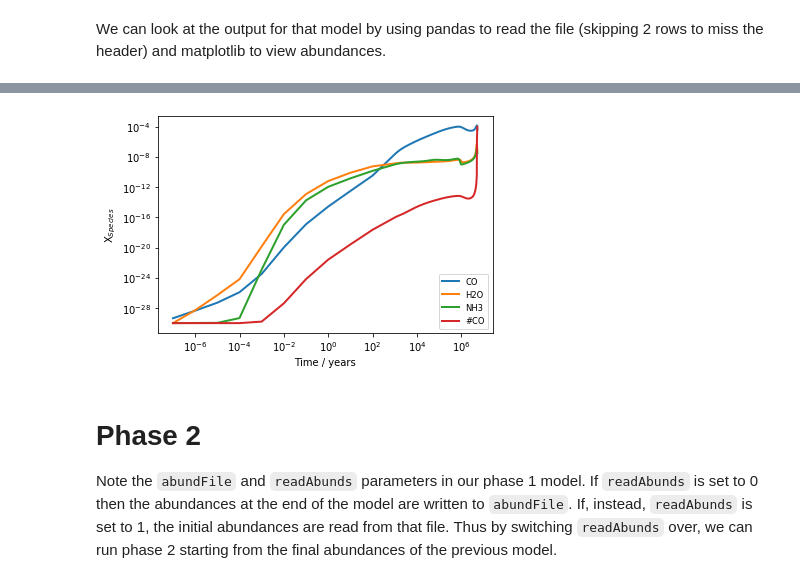
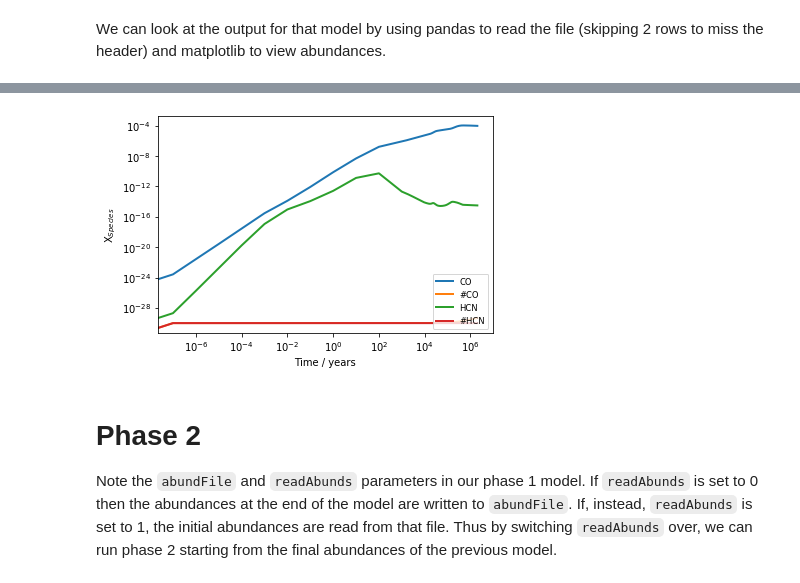
Before and after one commit to uclchem/UCLCHEM, a Jupyter notebook: Python/first_models.ipynb, the cells around one changed output, grey strips where cells are left out. Drawn from its saved outputs; the diff is of its cells as text; code cells hidden in the pictures.

```diff
--- a/Python/first_models.ipynb
+++ b/Python/first_models.ipynb
@@ -40,9 +48,9 @@ phase1_df.head()
 # %%
-species=["CO","H2O","NH3","#CO"]
+species=["CO","#CO","HCN","#HCN"]
 fig,ax=uclchem.create_abundance_plot(phase1_df,species)
 ax=ax.set(xscale="log")
 # %% [output]
-[figure, old version]
+[figure, new version]
 # %% [markdown]
 # Phase 2
 
```
Also changed, not shown: parts of 1 cell of this notebook, 32 other files.
